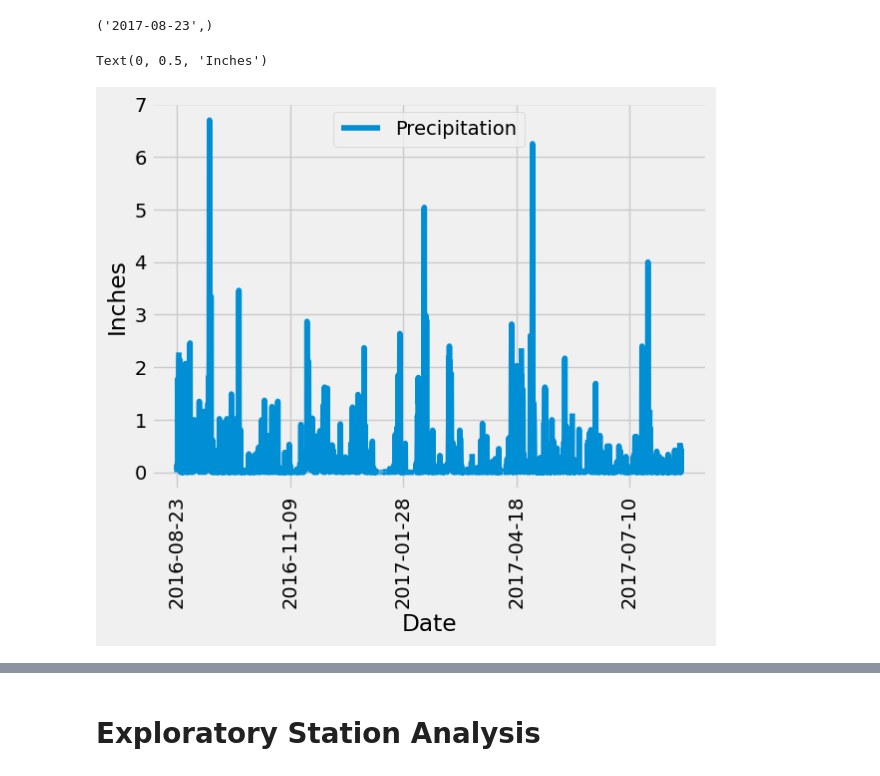
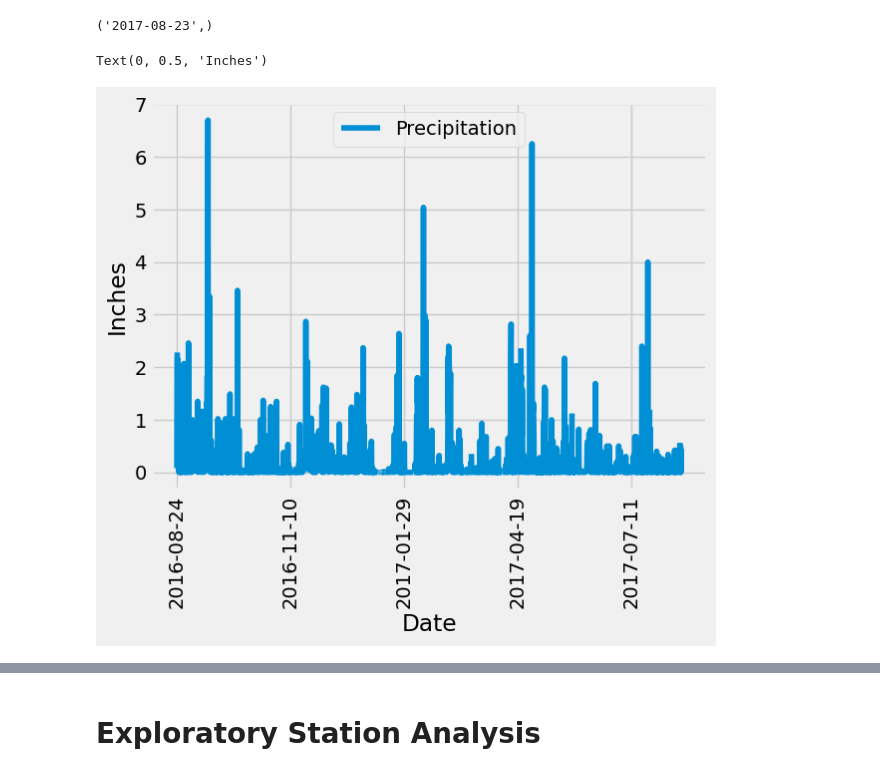
Before and after one commit to Senelli/sqlalchemy-challenge, a Jupyter notebook: SurfsUp/climate_starter.ipynb, the cells around one changed output, grey strips where cells are left out. Saved outputs shown, nothing was run; the diff lists cells and outputs as text; code cells hidden in the pictures.

```diff
--- a/SurfsUp/climate_starter.ipynb
+++ b/SurfsUp/climate_starter.ipynb
@@ -68,34 +69,38 @@ longitude FLOAT
 elevation FLOAT
 # %%
 # Find the most recent date in the data set.
-session.query(Measurements.date).order_by(Measurements.date.desc()).first()
+query_latest_date = session.query(Measurements.date).order_by(Measurements.date.desc()).first()
+query_latest_date
 # %% [output]
 ('2017-08-23',)
 # %%
 # Design a query to retrieve the last 12 months of precipitation data and plot the results.
 # Starting from the most recent data point in the database.
-latest_date = dt.date(2017, 8, 23)
-latest_date
+str_latest_date = query_latest_date[0]
+latest_date = dt.datetime.strptime(str_latest_date, '%Y-%m-%d')
+
 # Calculate the date one year from the last date in data set.
 earliest_date = latest_date - dt.timedelta(days=365)
-earliest_date
+
 # Perform a query to retrieve the data and precipitation scores
 results = session.query(Measurements.date,
                         Measurements.prcp).\
                   filter(Measurements.date >= earliest_date).filter(Measurements.date <= latest_date).\
                   order_by(Measurements.date).all()
-results
+
 # Save the query results as a Pandas DataFrame. Explicitly set the column names
 df = pd.DataFrame(results, columns=['Date', 'Precipitation'])
-df
+
+# Set date as an index
+df.sort_index(inplace=True)
+
 # Sort the dataframe by date
 df.set_index(df['Date'], inplace = True)
-df.sort_index(inplace=True)
-df
 
+# Use Pandas Plotting with Matplotlib to plot the data
 df.plot()
 plt.xticks(rotation = 90)
 plt.ylabel('Inches')
 # %% [output]
 Text(0, 0.5, 'Inches')
-[figure, old version]
+[figure, new version]
```
Also changed, not shown: parts of 11 cells of this notebook, 2 other files.
